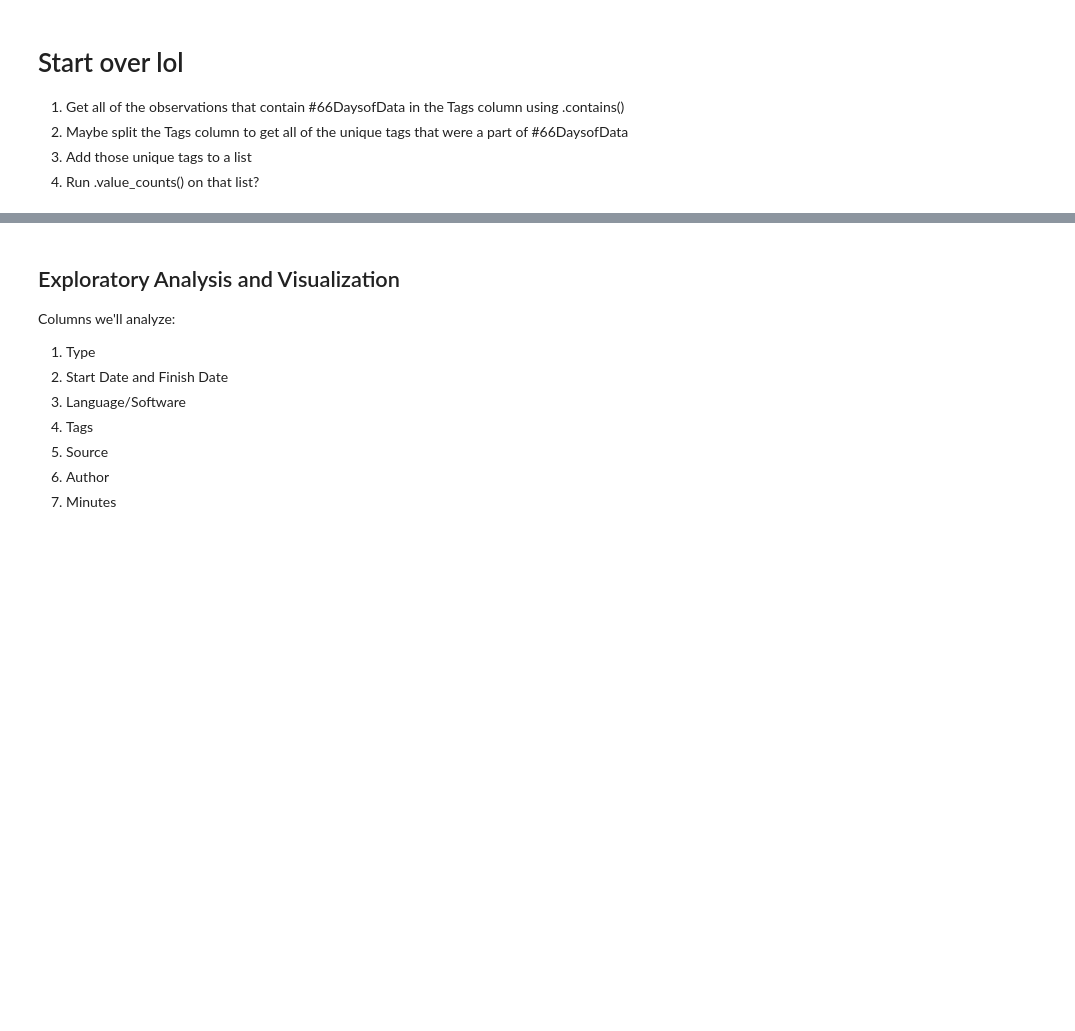
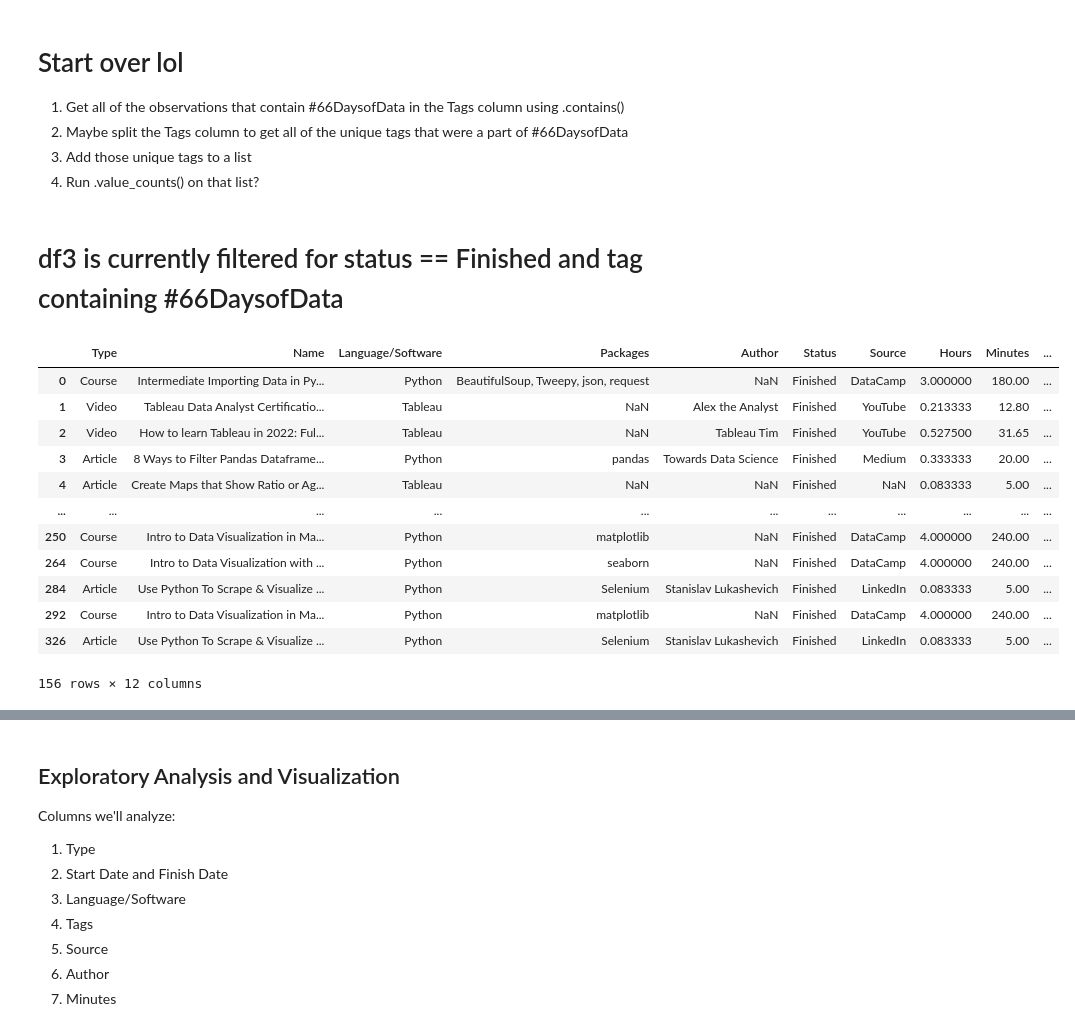
Before and after one commit to franco3x/Notion-66-Days-of-Data, a Jupyter notebook: Notion 66 Days of Data.ipynb, the cells around one changed output, grey strips where cells are left out. Saved outputs shown, nothing was run; the diff lists cells and outputs as text; code cells hidden in the pictures; blank space fills up the shorter version.

```diff
--- a/Notion 66 Days of Data.ipynb
+++ b/Notion 66 Days of Data.ipynb
@@ -607,2 +607,5 @@ df3
 | 70 | Course | Intro to Data Visualization in Ma... | Python | matplotlib | #66DaysofData, Data Analysis, Dat... | NaN | 2021-12-28 12:42:00 | Finished | DataCamp | 240.00 | ... |
 | 71 | Course | Joining Data with pandas | Python | pandas | #66DaysofData, Pandas, Python, Ro... | NaN | 2021-12-22 20:55:00 | Finished | DataCamp | 240.00 | ... |
+# %%
+df3 = df3[(df3["Status"] == "Finished")]
+df3
@@ -636,3 +665,26 @@ array(['#66DaysofData, APIs, Importing Data, Python, Round1',
 2. Maybe split the Tags column to get all of the unique tags that were a part of #66DaysofData
 3. Add those unique tags to a list
 4. Run .value_counts() on that list?
+# %% [markdown]
+# df3 is currently filtered for status == Finished and tag containing #66DaysofData
+# %%
+tag_count = df3.copy()
+tag_count = pd.concat([tag_count, df3["Tags"].str.split(",", expand=True)], axis=1)
+tag_count = tag_count.melt(id_vars=["Type", "Name", "Language/Software", "Packages", "Author", "Status", "Source", "Hours", "Minutes", "Finish_Date"], value_vars=range(8), value_name="tag")
+tag_count = tag_count[tag_count["tag"].notna()]
+tag_count['tag'] = tag_count['tag'].str.strip()
+tag_count
+# %% [output]
+|  | Type | Name | Language/Software | Packages | Author | Status | Source | Hours | Minutes | ... |
+| 0 | Course | Intermediate Importing Data in Py... | Python | BeautifulSoup, Tweepy, json, request | NaN | Finished | DataCamp | 3.000000 | 180.00 | ... |
+| 1 | Video | Tableau Data Analyst Certificatio... | Tableau | NaN | Alex the Analyst | Finished | YouTube | 0.213333 | 12.80 | ... |
+| 2 | Video | How to learn Tableau in 2022: Ful... | Tableau | NaN | Tableau Tim | Finished | YouTube | 0.527500 | 31.65 | ... |
+| 3 | Article | 8 Ways to Filter Pandas Dataframe... | Python | pandas | Towards Data Science | Finished | Medium | 0.333333 | 20.00 | ... |
+| 4 | Article | Create Maps that Show Ratio or Ag... | Tableau | NaN | NaN | Finished | NaN | 0.083333 | 5.00 | ... |
+| ... | ... | ... | ... | ... | ... | ... | ... | ... | ... | ... |
+| 250 | Course | Intro to Data Visualization in Ma... | Python | matplotlib | NaN | Finished | DataCamp | 4.000000 | 240.00 | ... |
+| 264 | Course | Intro to Data Visualization with ... | Python | seaborn | NaN | Finished | DataCamp | 4.000000 | 240.00 | ... |
+| 284 | Article | Use Python To Scrape & Visualize ... | Python | Selenium | Stanislav Lukashevich | Finished | LinkedIn | 0.083333 | 5.00 | ... |
+| 292 | Course | Intro to Data Visualization in Ma... | Python | matplotlib | NaN | Finished | DataCamp | 4.000000 | 240.00 | ... |
+| 326 | Article | Use Python To Scrape & Visualize ... | Python | Selenium | Stanislav Lukashevich | Finished | LinkedIn | 0.083333 | 5.00 | ... |
+156 rows × 12 columns
```
Also changed, not shown: parts of 14 cells of this notebook.
